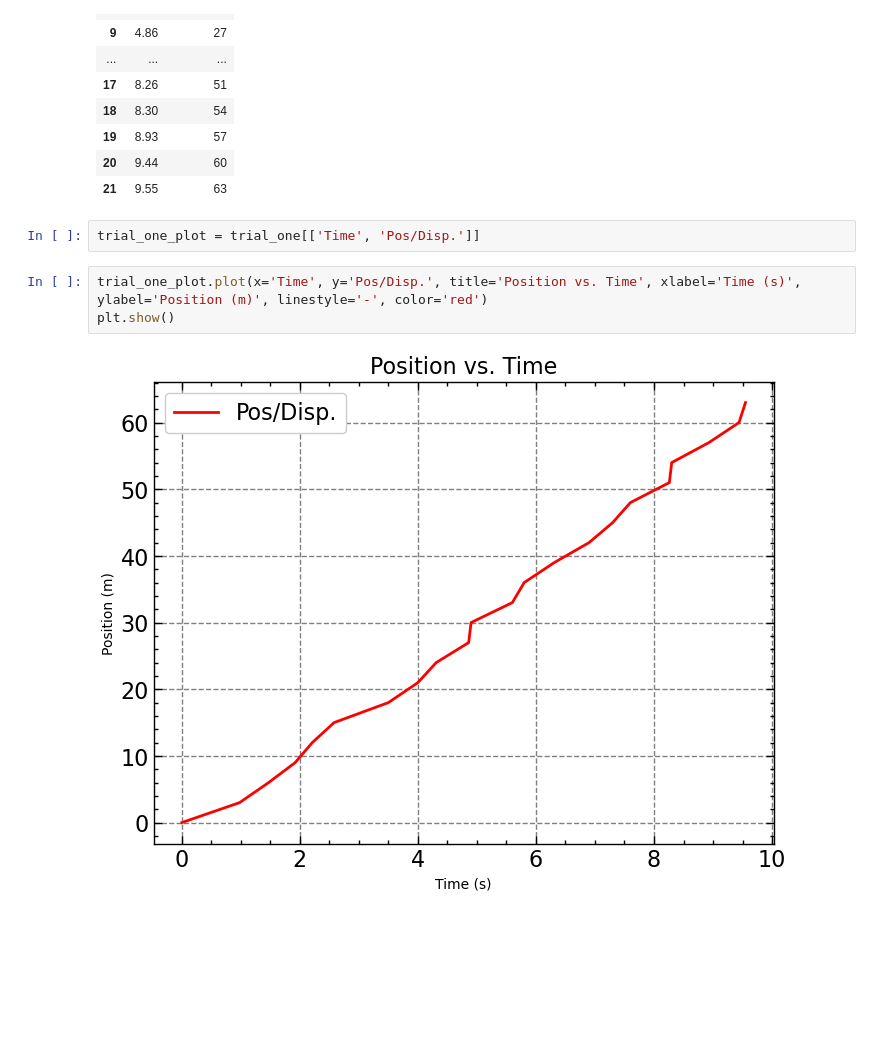
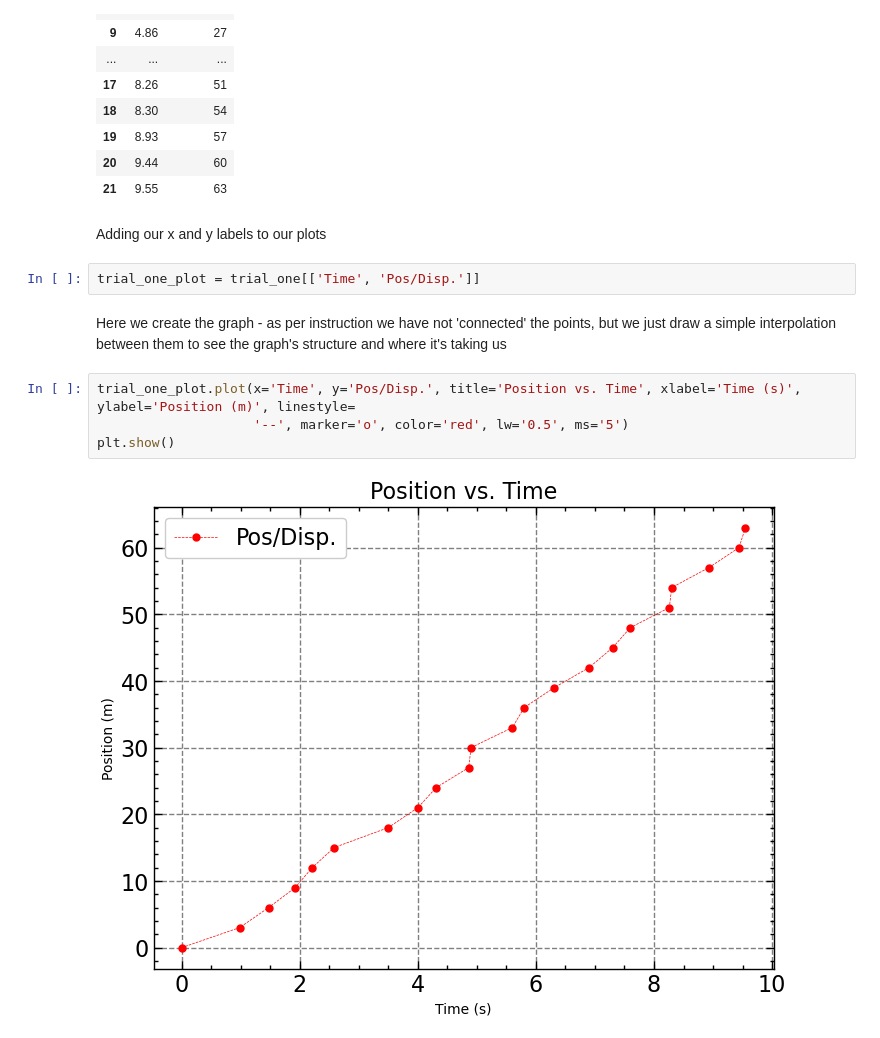
Before and after one commit to triopix/DVAT-GRAPHS, a Jupyter notebook: DVAT-Code/graphs.ipynb, the cells around one changed output. Cells and saved outputs as stored; diff of their text form; blank space fills up the shorter version.

```diff
--- a/DVAT-Code/graphs.ipynb
+++ b/DVAT-Code/graphs.ipynb
@@ -33,10 +39,15 @@ trial_one
 | 19 | 8.93 | 57 |
 | 20 | 9.44 | 60 |
 | 21 | 9.55 | 63 |
+# %% [markdown]
+Adding our x and y labels to our plots
 # %%
 trial_one_plot = trial_one[['Time', 'Pos/Disp.']]
+# %% [markdown]
+Here we create the graph - as per instruction we have not 'connected' the points, but we just draw a simple interpolation between them to see the graph's structure and where it's taking us
 # %%
-trial_one_plot.plot(x='Time', y='Pos/Disp.', title='Position vs. Time', xlabel='Time (s)', ylabel='Position (m)', linestyle='-', color='red')
+trial_one_plot.plot(x='Time', y='Pos/Disp.', title='Position vs. Time', xlabel='Time (s)', ylabel='Position (m)', linestyle=
+                    '--', marker='o', color='red', lw='0.5', ms='5')
 plt.show()
 # %% [output]
-[figure, old version]
+[figure, new version]
```
Also changed, not shown: parts of 3 cells of this notebook.
